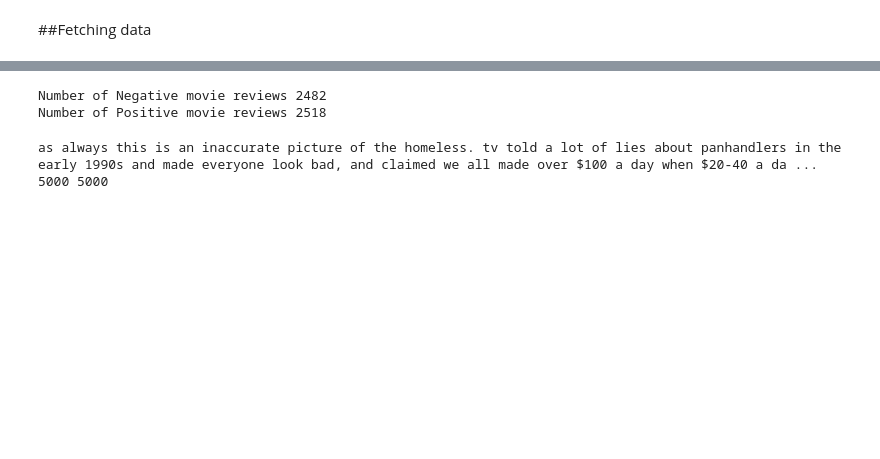
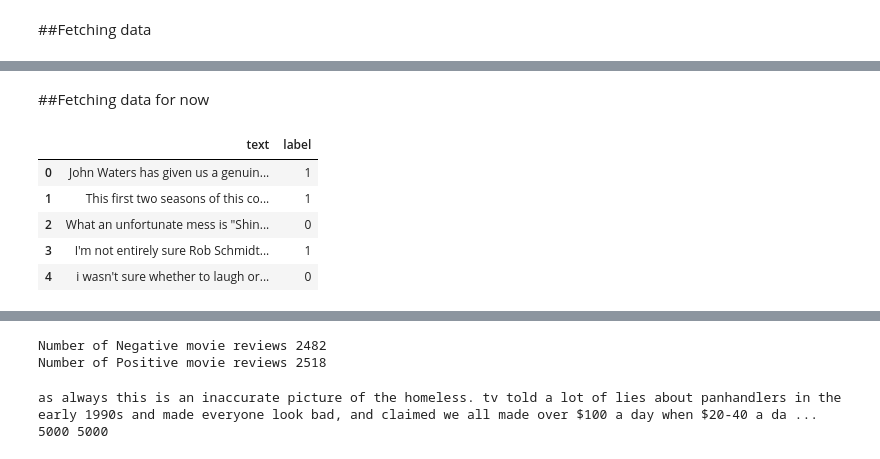
Before and after one commit to Sirius-Aabhas/CS69002_9A_18CS60R55, a Jupyter notebook: DL_Assign.ipynb, the cells around one changed output, grey strips where cells are left out. Saved outputs shown, nothing was run; the diff lists cells and outputs as text; code cells hidden in the pictures; blank space fills up the shorter version.

```diff
--- a/DL_Assign.ipynb
+++ b/DL_Assign.ipynb
@@ -26,3 +23,15 @@ type(uploaded), uploaded.keys(), type(uploaded['Train_20K.csv'])
 # %%
 df = pd.read_csv(io.StringIO(uploaded['Train_20K.csv'].decode('utf-8')), sep='\t')
 df.head()
+# %% [markdown]
+##Fetching data for now
+# %%
+df = pd.read_csv('Train_20K.csv', sep='\t')
+df.head()
+# %% [output]
+|  | text | label |
+| 0 | John Waters has given us a genuin... | 1 |
+| 1 | This first two seasons of this co... | 1 |
+| 2 | What an unfortunate mess is "Shin... | 0 |
+| 3 | I'm not entirely sure Rob Schmidt... | 1 |
+| 4 | i wasn't sure whether to laugh or... | 0 |
```
Also changed, not shown: parts of 12 cells of this notebook.
